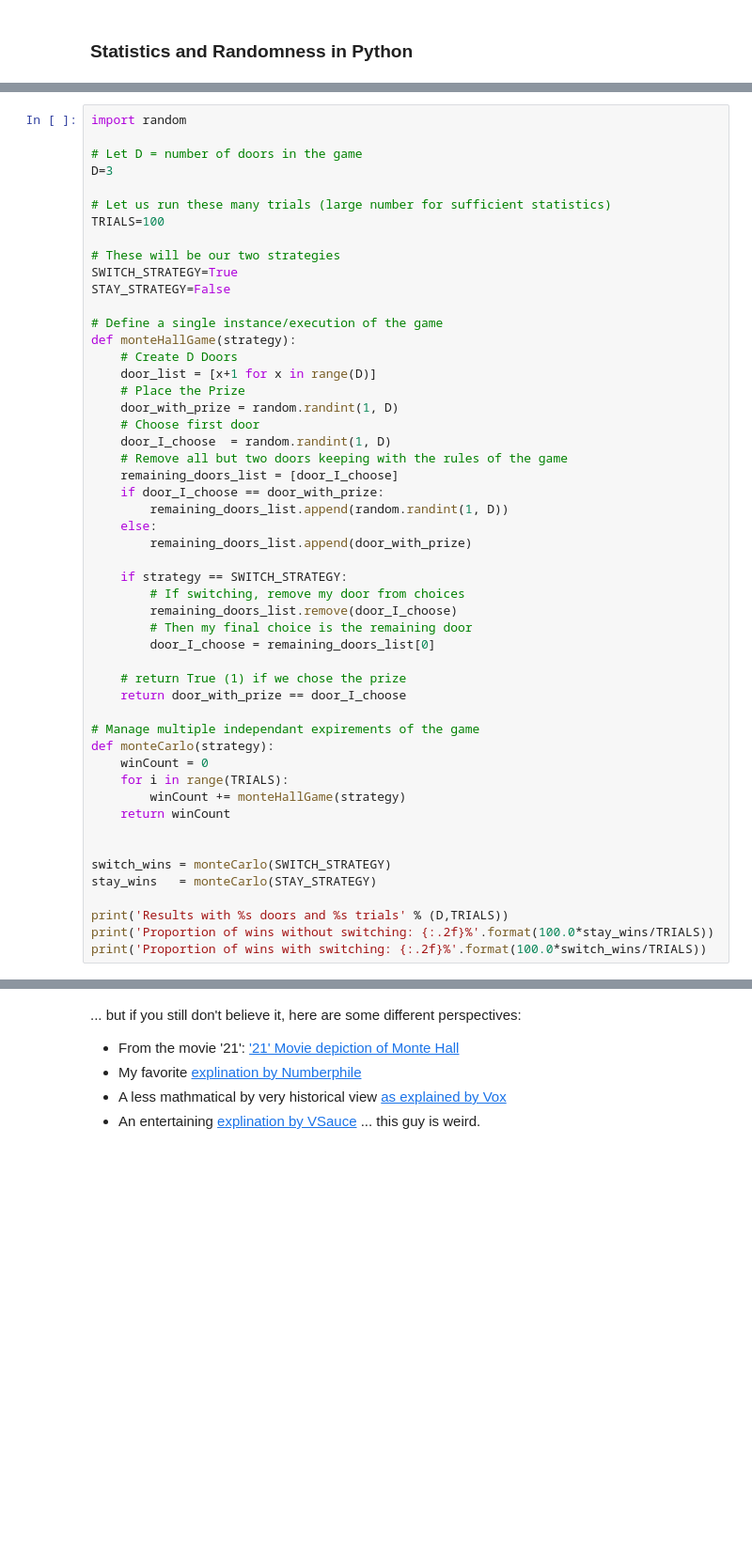
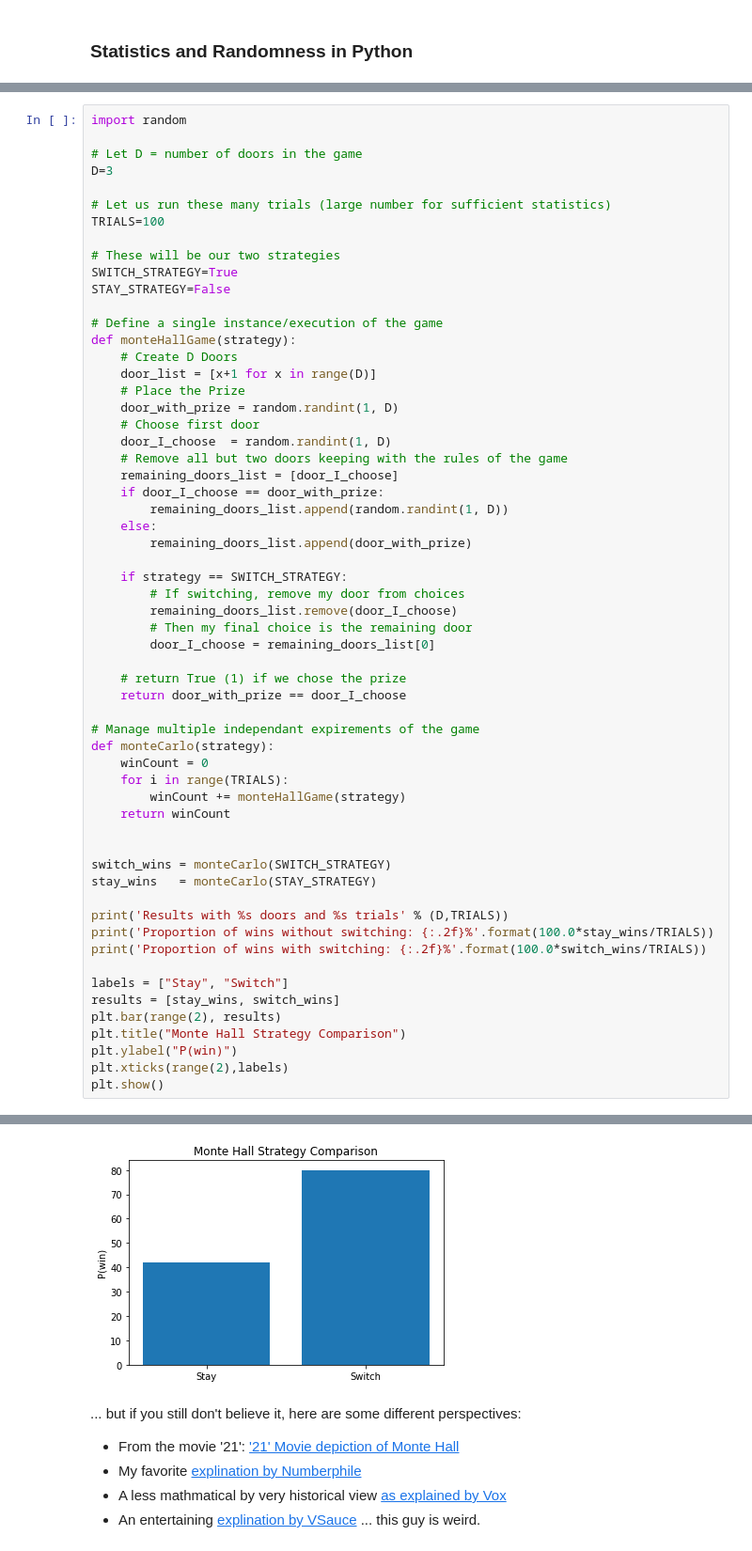
Before and after one commit to bigfastdata/MLTrainingCourse, a Jupyter notebook: WSG2022Spring/Math_Survivial_Lesson.ipynb, the cells around one changed output, grey strips where cells are left out. Shown at 94% size. Drawn from its saved outputs; the diff is of its cells as text; blank space fills up the shorter version.

```diff
--- a/WSG2022Spring/Math_Survivial_Lesson.ipynb
+++ b/WSG2022Spring/Math_Survivial_Lesson.ipynb
@@ -236,5 +340,13 @@ stay_wins   = monteCarlo(STAY_STRATEGY)
 print('Results with %s doors and %s trials' % (D,TRIALS))
 print('Proportion of wins without switching: {:.2f}%'.format(100.0*stay_wins/TRIALS))
 print('Proportion of wins with switching: {:.2f}%'.format(100.0*switch_wins/TRIALS))
+
+labels = ["Stay", "Switch"]
+results = [stay_wins, switch_wins]
+plt.bar(range(2), results)
+plt.title("Monte Hall Strategy Comparison")
+plt.ylabel("P(win)")
+plt.xticks(range(2),labels)
+plt.show()
 # %% [output]
 Results with 3 doors and 100 trials
@@ -243,3 +355,4 @@ Proportion of wins with switching: 70.00%
+[figure, added]
 # %% [markdown]
 ... but if you still don't believe it, here are some different perspectives:
 
```
Also changed, not shown: parts of 8 cells of this notebook.
